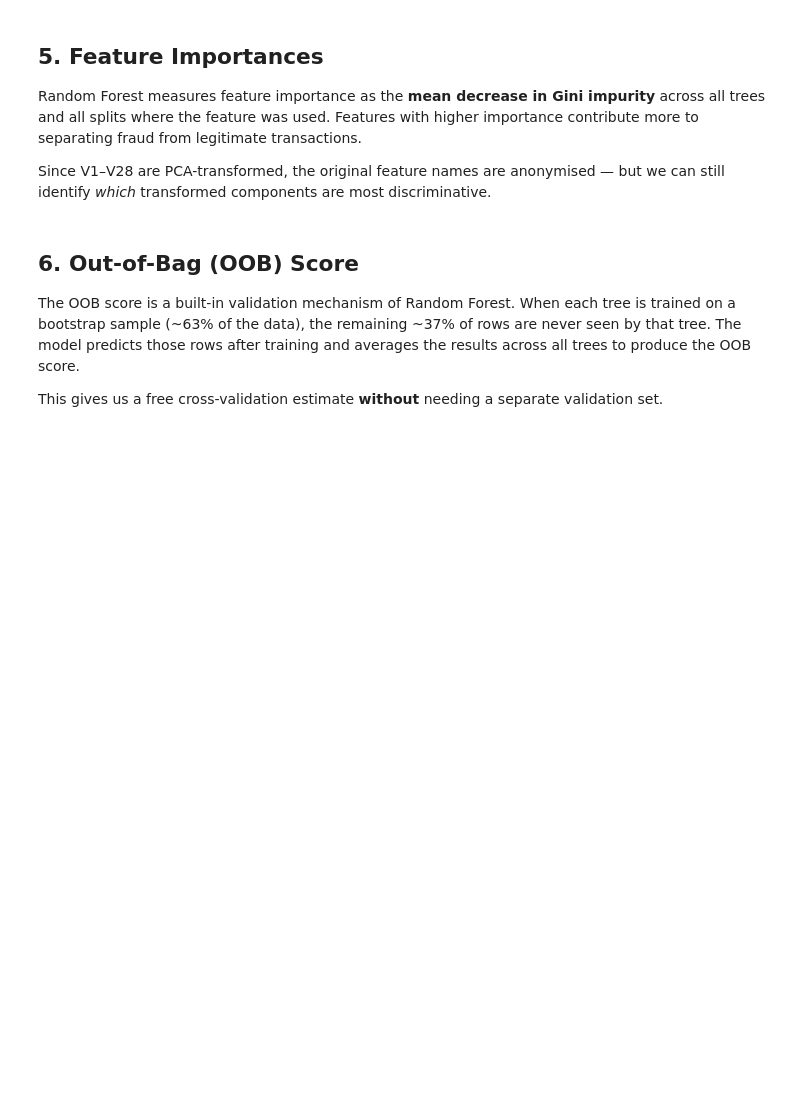
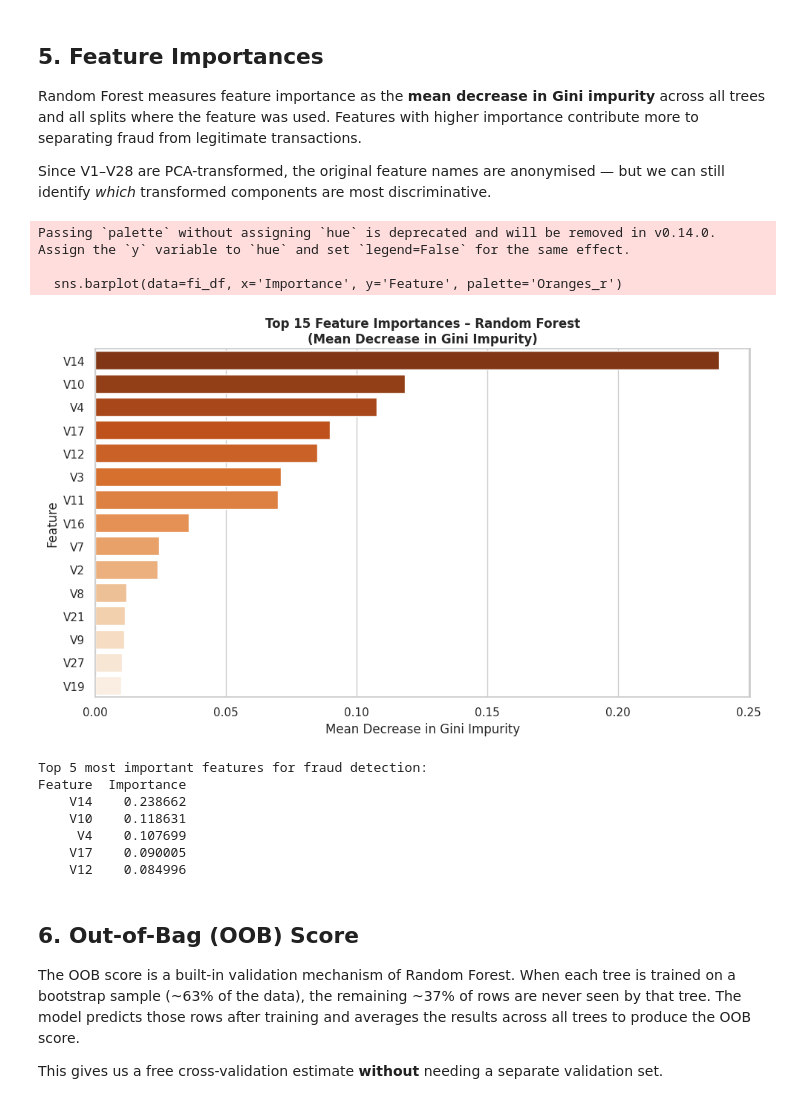
Before and after one commit to DinethRashmikaHeshan/machine-learning-assignment, a Jupyter notebook: Random Forest/creditcard_fraud_detection_random_forest.ipynb, the cells around one changed output. Saved outputs shown, nothing was run; the diff lists cells and outputs as text; code cells hidden in the pictures; blank space fills up the shorter version.

```diff
--- a/Random Forest/creditcard_fraud_detection_random_forest.ipynb
+++ b/Random Forest/creditcard_fraud_detection_random_forest.ipynb
@@ -237,26 +254,39 @@ Since V1–V28 are PCA-transformed, the original feature names are anonymised
 # %%
 # Extract feature importances from the trained forest
 fi_df = pd.DataFrame({
     'Feature':    X_test.columns,
     'Importance': rf.feature_importances_  # mean decrease in Gini impurity
 })
 
 # Sort by importance descending and keep top 15
 fi_df = fi_df.sort_values('Importance', ascending=False).head(15)
 
 # Plot horizontal bar chart
 plt.figure(figsize=(10, 6))
-sns.barplot(data=fi_df, x='Importance', y='Feature', palette='Oranges_r')
+sns.barplot(data=fi_df, x='Importance', y='Feature', hue='Feature',
+            palette='Oranges_r', legend=False)
 plt.title('Top 15 Feature Importances – Random Forest\n(Mean Decrease in Gini Impurity)',
           fontsize=12, fontweight='bold')
 plt.xlabel('Mean Decrease in Gini Impurity')
 plt.ylabel('Feature')
 plt.tight_layout()
 plt.savefig('rf_feature_importance.png', dpi=150, bbox_inches='tight')
 plt.show()
 
 print('\nTop 5 most important features for fraud detection:')
 print(fi_df.head(5).to_string(index=False))
+# %% [output]
+Passing `palette` without assigning `hue` is deprecated and will be removed in v0.14.0. Assign the `y` variable to `hue` and set `legend=False` for the same effect.
+
+  sns.barplot(data=fi_df, x='Importance', y='Feature', palette='Oranges_r')
+[figure, added]
+Top 5 most important features for fraud detection:
+Feature  Importance
+    V14    0.238662
+    V10    0.118631
+     V4    0.107699
+    V17    0.090005
+    V12    0.084996
 # %% [markdown]
 ## 6. Out-of-Bag (OOB) Score
 
```
Also changed, not shown: parts of 7 cells of this notebook.
